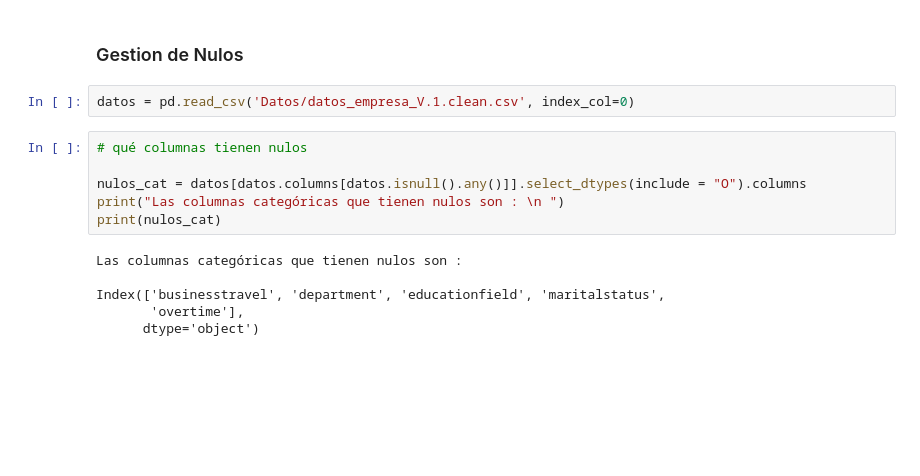
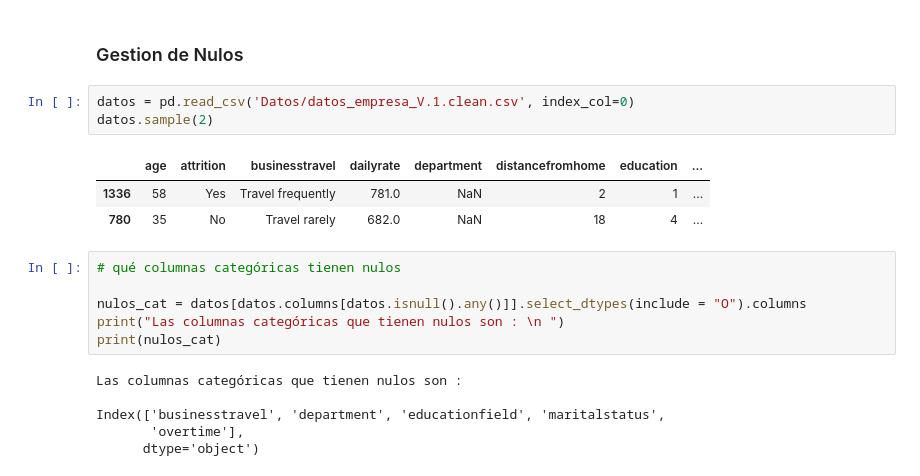
Before and after one commit to laural87/project-da-promo-I-modulo-3-team-2, a Jupyter notebook: Fase_2_nuevo.ipynb, the cells around one changed output. Drawn from its saved outputs; the diff is of its cells as text; blank space fills up the shorter version.

```diff
--- a/Fase_2_nuevo.ipynb
+++ b/Fase_2_nuevo.ipynb
@@ -211,8 +211,13 @@ datos.to_csv('Datos/datos_empresa_V.1.clean.csv')
 ### Gestion de Nulos
 # %%
 datos = pd.read_csv('Datos/datos_empresa_V.1.clean.csv', index_col=0)
+datos.sample(2)
+# %% [output]
+|  | age | attrition | businesstravel | dailyrate | department | distancefromhome | education | ... |
+| 1336 | 58 | Yes | Travel frequently | 781.0 | NaN | 2 | 1 | ... |
+| 780 | 35 | No | Travel rarely | 682.0 | NaN | 18 | 4 | ... |
 # %%
-# qué columnas tienen nulos
+# qué columnas categóricas tienen nulos
 
 nulos_cat = datos[datos.columns[datos.isnull().any()]].select_dtypes(include = "O").columns
 print("Las columnas categóricas que tienen nulos son : \n ")
```
Also changed, not shown: parts of 28 cells of this notebook, 2 other files.
